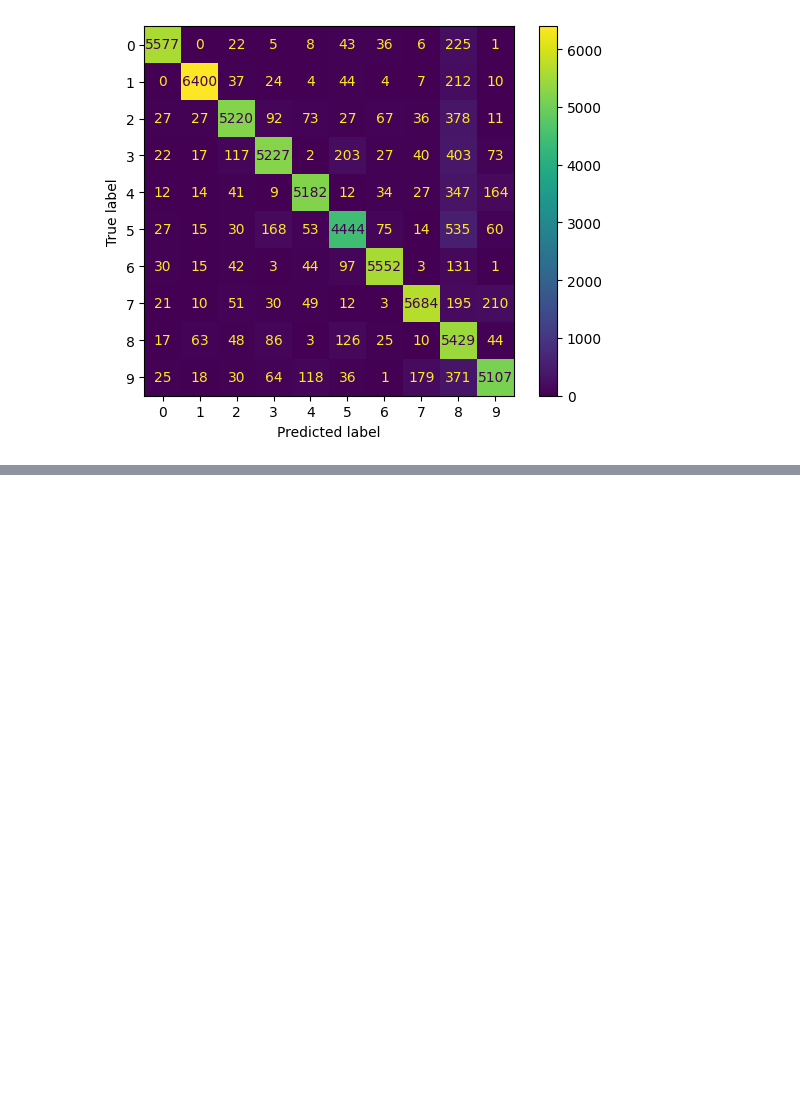
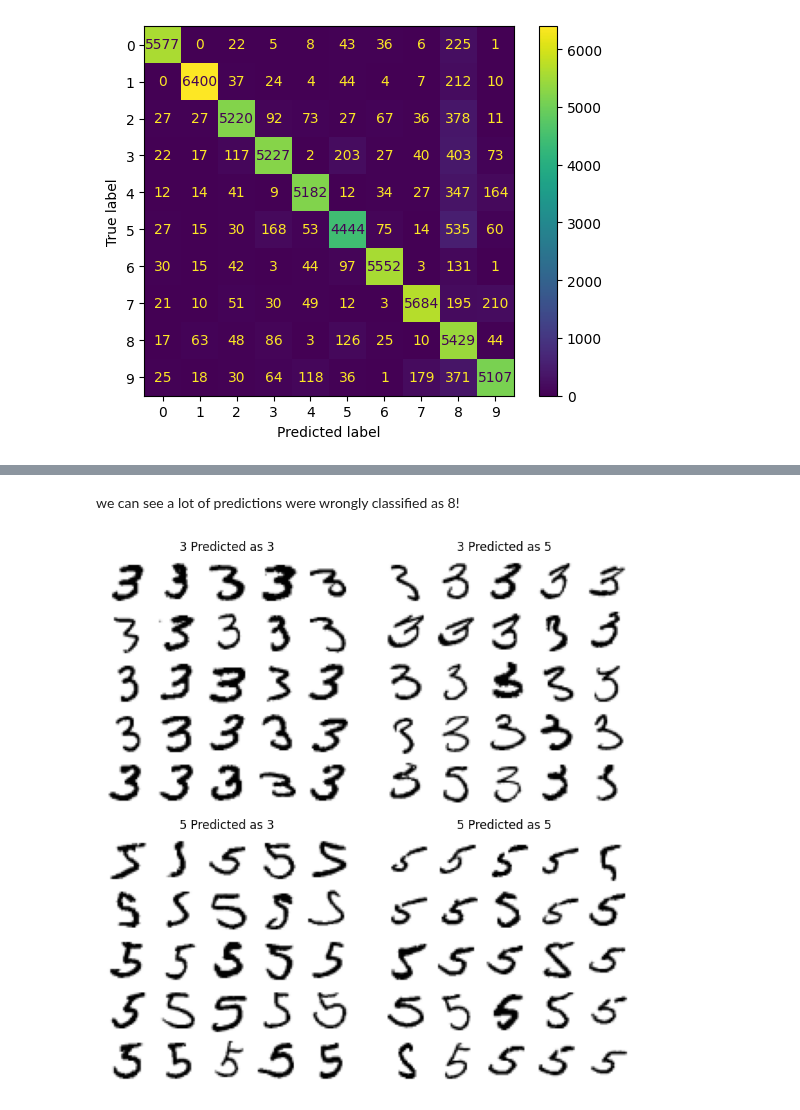
Before and after one commit to hassin070/hands_on_ML_, a Jupyter notebook: chapter_3.ipynb, the cells around one changed output, grey strips where cells are left out. Saved outputs shown, nothing was run; the diff lists cells and outputs as text; code cells hidden in the pictures; blank space fills up the shorter version.

```diff
--- a/chapter_3.ipynb
+++ b/chapter_3.ipynb
@@ -304,0 +312,34 @@ plt.show()
+# %% [markdown]
+we can see a lot of predictions were wrongly classified as 8!
+# %%
+def make_grid(X, n=25, cols=5, size=28):
+    n_items = min(n, len(X))
+    if n_items == 0:
+        return np.zeros((size, size))
+    rows = (n_items + cols - 1) // cols
+    grid = np.zeros((rows * size, cols * size))
+    for i in range(n_items):
+        r, c = divmod(i, cols)
+        grid[r*size:(r+1)*size, c*size:(c+1)*size] = X[i].reshape(size, size)
+    return grid
+
+cl_a, cl_b = '3', '5'
+X_aa = X_train[(y_train == cl_a) & (y_train_pred == cl_a)]
+X_ab = X_train[(y_train == cl_a) & (y_train_pred == cl_b)]
+X_ba = X_train[(y_train == cl_b) & (y_train_pred == cl_a)]
+X_bb = X_train[(y_train == cl_b) & (y_train_pred == cl_b)]
+
+#plot all images in x_aa, x_ab, x_ba, x_bb in confusion matrix style in a single figure
+
+ig, axes = plt.subplots(2, 2, figsize=(8, 8))
+
+axes[0, 0].imshow(make_grid(X_aa), cmap='binary'); axes[0, 0].set_title(f"{cl_a} Predicted as {cl_a} "); axes[0, 0].axis('off')
+axes[0, 1].imshow(make_grid(X_ab), cmap='binary'); axes[0, 1].set_title(f"{cl_a} Predicted as {cl_b} "); axes[0, 1].axis('off')
+axes[1, 0].imshow(make_grid(X_ba), cmap='binary'); axes[1, 0].set_title(f"{cl_b} Predicted as {cl_a} "); axes[1, 0].axis('off')
+axes[1, 1].imshow(make_grid(X_bb), cmap='binary'); axes[1, 1].set_title(f"{cl_b} Predicted as {cl_b} "); axes[1, 1].axis('off')
+
+fig.suptitle(f"Confusion-matrix style samples: {cl_a} vs {cl_b}", y=0.98)
+plt.tight_layout()
+plt.show()
+# %% [output]
+[figure, added]
```
Also changed, not shown: parts of 2 cells of this notebook.
